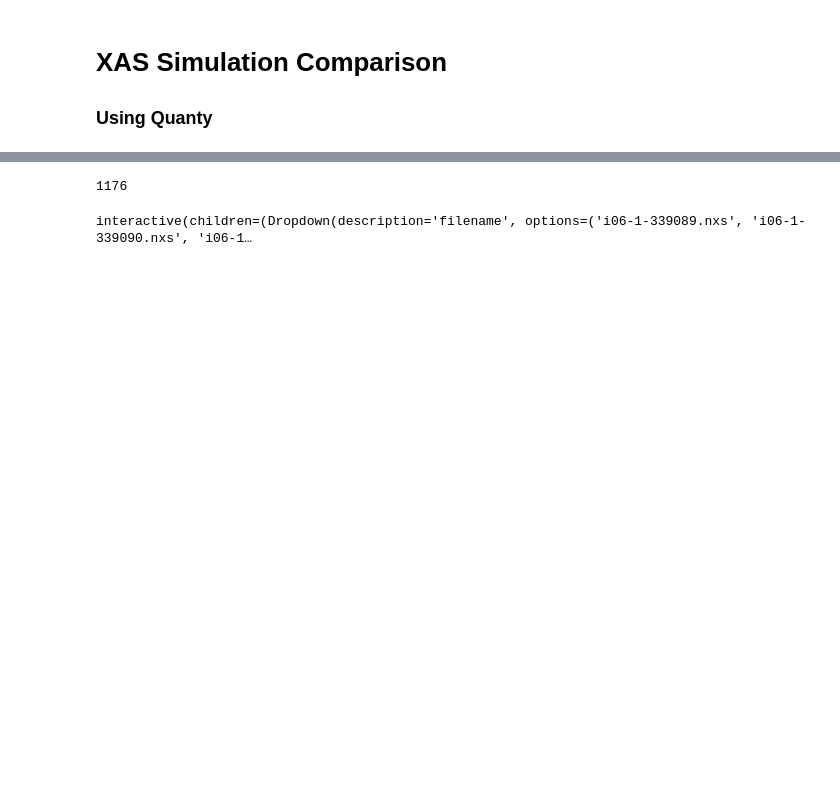
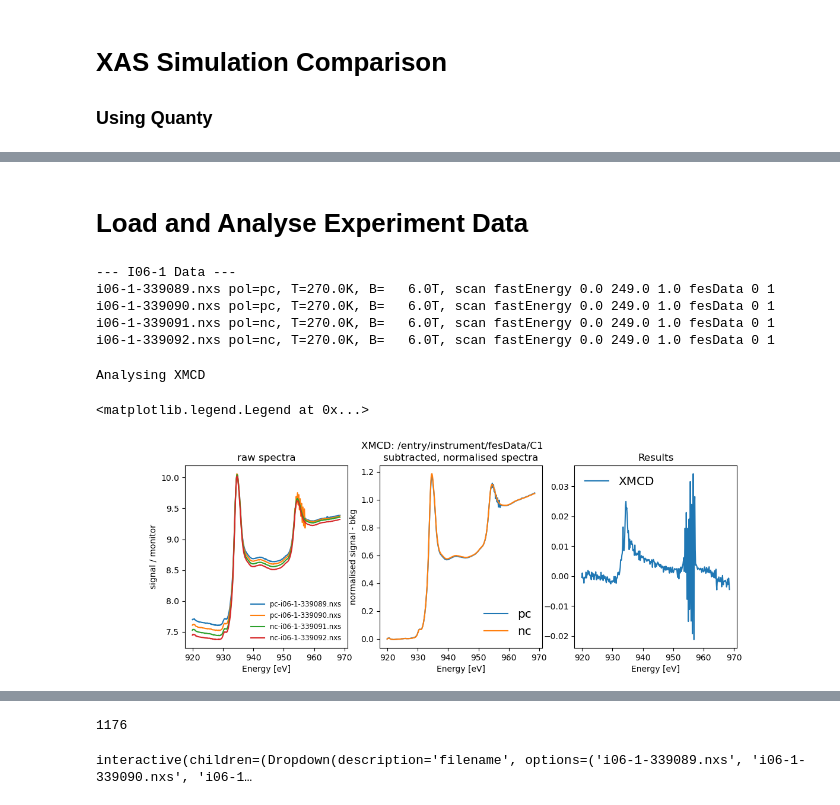
Before and after one commit to DanPorter/xas-simulator, a Jupyter notebook: xas_simulator/notebooks/xas_notebook.ipynb, the cells around one changed output, grey strips where cells are left out. Drawn from its saved outputs; the diff is of its cells as text; code cells hidden in the pictures; blank space fills up the shorter version.

```diff
--- a/xas_simulator/notebooks/xas_notebook.ipynb
+++ b/xas_simulator/notebooks/xas_notebook.ipynb
@@ -77,2 +46,71 @@ plt.show()
+# %% [markdown]
+# Load and Analyse Experiment Data
+# %%
+print('--- I06-1 Data ---')
+print(display_scans(data_files))
+# %% [output]
+--- I06-1 Data ---
+i06-1-339089.nxs pol=pc, T=270.0K, B=   6.0T, scan fastEnergy 0.0 249.0 1.0 fesData 0 1
+i06-1-339090.nxs pol=pc, T=270.0K, B=   6.0T, scan fastEnergy 0.0 249.0 1.0 fesData 0 1
+i06-1-339091.nxs pol=nc, T=270.0K, B=   6.0T, scan fastEnergy 0.0 249.0 1.0 fesData 0 1
+i06-1-339092.nxs pol=nc, T=270.0K, B=   6.0T, scan fastEnergy 0.0 249.0 1.0 fesData 0 1
+# %%
+# Analyse data
+signal_name = sim_data['detector_name']  # default=None, or set to e.g. 'C1'
+energy_path, signal_path, monitor_path, pol_path = get_scan_paths(data_files[0], signal_name)
+
+signal_name = signal_name or signal_path
+
+# load data, average and normalise spectra
+av_energy, signals, raw = get_spectra(
+    *data_files,
+    energy_path=energy_path,
+    signal_path=signal_path,
+    pol_path=pol_path,
+    monitor_path=monitor_path
+)
+
+# normalise spectra and remove background (normalise high energy region to 1)
+norm_signals = {
+    #label: fit_bkg_then_norm_to_peak(
+    label: fit_bkg_then_norm_to_jump(
+        energy=av_energy,
+        signal=signal,
+        ev_from_start=6,  # defines background region below edge, in eV from start of scan
+        ev_from_end=10  # defines high-energy region above edge, in eV from end of scan
+    )[0] for label, signal in signals.items()
+}
+
+# determine polarisations and calculate subtraction (XMCD or XMLD)
+result, subtraction_type = calc_subtraction(norm_signals)
+print(f"Analysing {subtraction_type}")
+# %% [output]
+Analysing XMCD
+# %%
+fig, ax = plt.subplots(1, 3, figsize=(12, 4))
+fig.suptitle(f"{subtraction_type.upper()}: {signal_name}")
+
+for pol, data in raw.items():
+    for name, (energy, sig) in data.items():
+        ax[0].plot(energy, sig, '-', label=f"{pol}-{name}")
+ax[0].set_xlabel('Energy [eV]')
+ax[0].set_ylabel('signal / monitor')
+ax[0].set_title('raw spectra')
+ax[0].legend(fontsize='small', frameon=False)
+
+for label, sig in norm_signals.items():
+    ax[1].plot(av_energy, sig, '-', label=label)
+ax[1].set_xlabel('Energy [eV]')
+ax[1].set_ylabel('normalised signal - bkg')
+ax[1].set_title('subtracted, normalised spectra')
+ax[1].legend(fontsize='x-large', frameon=False)
+
+ax[2].plot(av_energy, result, '-', label=subtraction_type)
+ax[2].set_xlabel('Energy [eV]')
+ax[2].set_title('Results')
+ax[2].legend(fontsize='x-large', frameon=False)
+# %% [output]
+<matplotlib.legend.Legend at 0x...>
+[figure, added]
 # %%
 # Create and run Quanty Simulation
```
Also changed, not shown: parts of 10 cells of this notebook, 7 other files.
